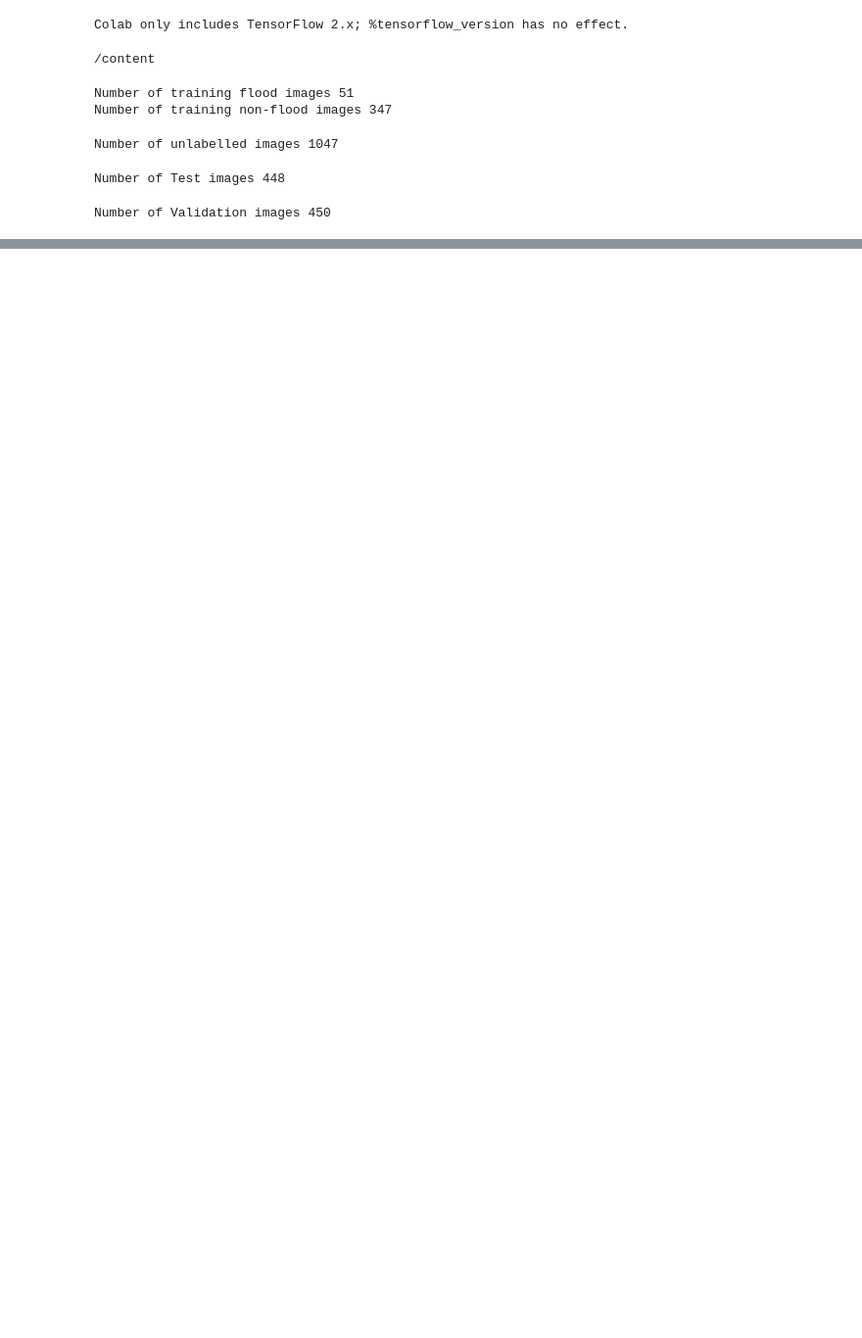
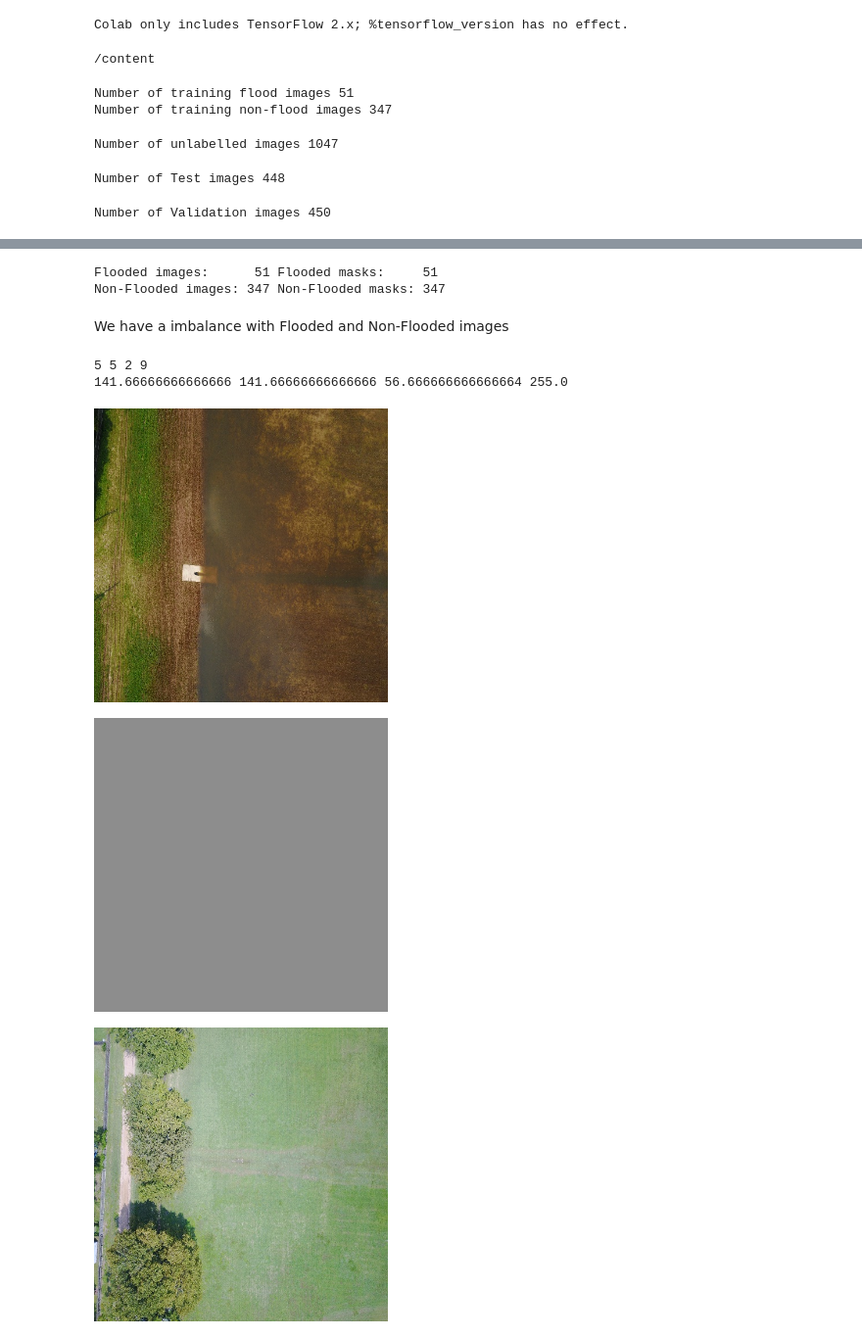
Before and after one commit to JipsyJose/Post-Flood-Assessment-System, a Jupyter notebook: Flood.ipynb, the cells around one changed output, grey strips where cells are left out. Shown at 98% size. Drawn from its saved outputs; the diff is of its cells as text; code cells hidden in the pictures; blank space fills up the shorter version.

```diff
--- a/Flood.ipynb
+++ b/Flood.ipynb
@@ -817,0 +792,49 @@ history = model_l.fit_generator(
+# %%
+flood_dir = "Train/Labeled/Flooded"
+non_flood_dir = "Train/Labeled/Non-Flooded"
+
+f_img_dir = os.path.join(local_root, flood_dir, "image")
+f_mask_dir = os.path.join(local_root, flood_dir, "mask")
+n_img_dir = os.path.join(local_root, non_flood_dir, "image")
+n_mask_dir = os.path.join(local_root, non_flood_dir, "mask")
+
+f_img = len(os.listdir(f_img_dir))
+f_mask = len(os.listdir(f_mask_dir))
+n_img = len(os.listdir(n_img_dir))
+n_mask = len(os.listdir(n_mask_dir))
+print(f"Flooded images:      {f_img} Flooded masks:     {f_mask}")
+print(f"Non-Flooded images: {n_img} Non-Flooded masks: {n_mask}")
+# %% [output]
+Flooded images:      51 Flooded masks:     51
+Non-Flooded images: 347 Non-Flooded masks: 347
+# %% [markdown]
+We have a imbalance with Flooded and Non-Flooded images
+# %%
+sample_f_img = cv2.imread(os.path.join(f_img_dir, sorted(os.listdir(f_img_dir))[0]))
+sample_f_mask = cv2.imread(os.path.join(f_mask_dir, sorted(os.listdir(f_mask_dir))[0]))
+sample_n_img = cv2.imread(os.path.join(n_img_dir, sorted(os.listdir(n_img_dir))[0]))
+sample_n_mask = cv2.imread(os.path.join(n_mask_dir, sorted(os.listdir(n_mask_dir))[0]))
+
+print(np.min(sample_f_mask),
+np.max(sample_f_mask),
+np.min(sample_n_mask),
+np.max(sample_n_mask))
+
+sample_f_mask = sample_f_mask * (255/9)
+sample_n_mask = sample_n_mask * (255/9)
+
+print(np.min(sample_f_mask),
+np.max(sample_f_mask),
+np.min(sample_n_mask),
+np.max(sample_n_mask))
+
+cv2_imshow(cv2.resize(sample_f_img, dsize=(300, 300)))
+cv2_imshow(cv2.resize(sample_f_mask, dsize=(300, 300)))
+cv2_imshow(cv2.resize(sample_n_img, dsize=(300, 300)))
+cv2_imshow(cv2.resize(sample_n_mask, dsize=(300, 300)))
+# %% [output]
+5 5 2 9
+141.66666666666666 141.66666666666666 56.666666666666664 255.0
+[figure, added]
+[figure, added]
+[figure, added]
```
Also changed, not shown: parts of 179 cells of this notebook.
